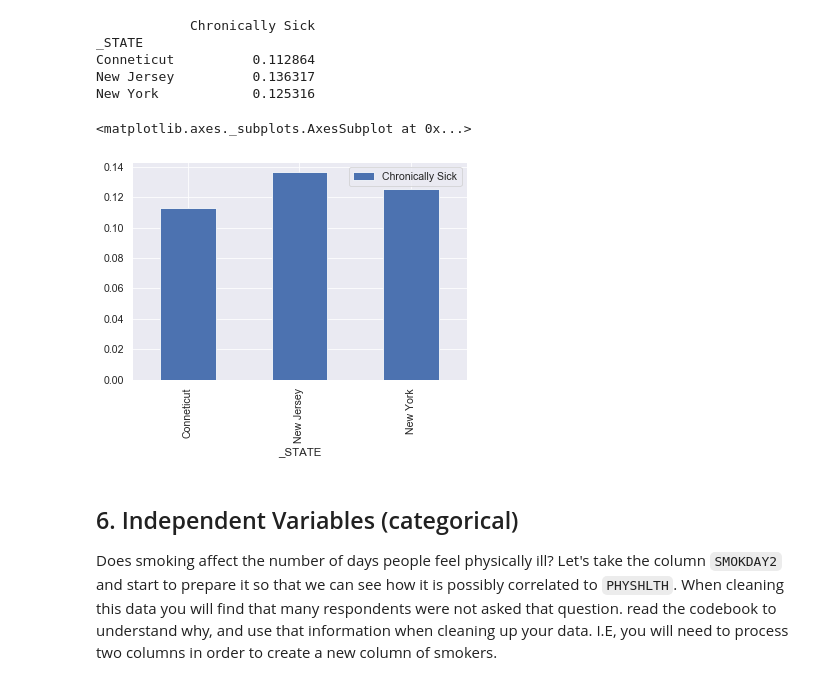
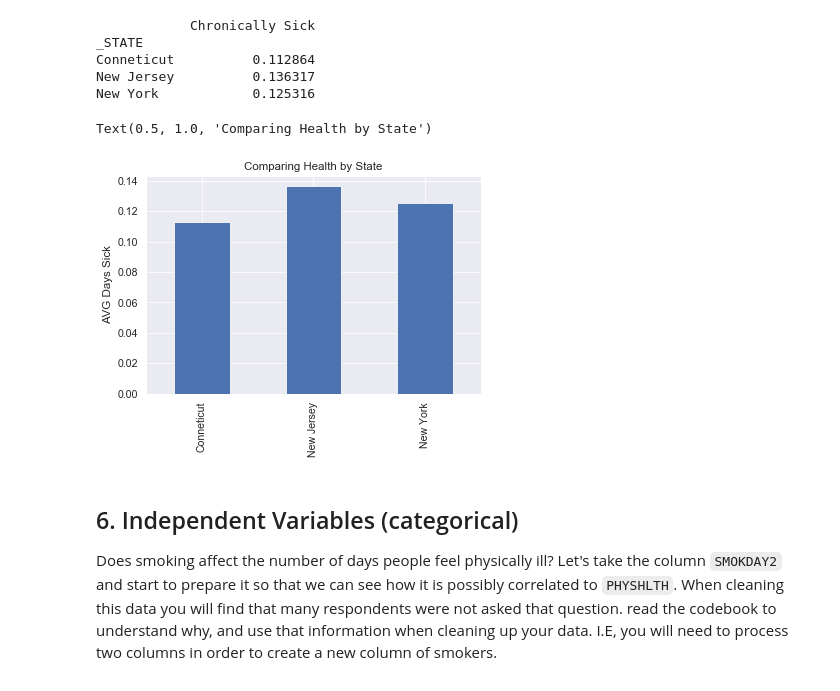
Before and after one commit to Ahila700/nyc-ds-033020-lectures, a Jupyter notebook: Mod_1/STATS_case_study/Stats_project.ipynb, the cells around one changed output. Cells and saved outputs as stored; diff of their text form; code cells hidden in the pictures.

```diff
--- a/Mod_1/STATS_case_study/Stats_project.ipynb
+++ b/Mod_1/STATS_case_study/Stats_project.ipynb
@@ -172,10 +175,13 @@ New York            0.125316
 # %%
 # create graphic to compare chronically sick by state
 sick_pcnt.reset_index(inplace = True)
-sick_pcnt.plot.bar(x = '_STATE', y = 'Chronically Sick')
+sick_pcnt.plot.bar(x = '_STATE', y = 'Chronically Sick', legend = False)
+plt.xlabel('')
+plt.ylabel('AVG Days Sick')
+plt.title('Comparing Health by State')
 # %% [output]
-<matplotlib.axes._subplots.AxesSubplot at 0x...>
+Text(0.5, 1.0, 'Comparing Health by State')
-[figure, old version]
+[figure, new version]
 # %% [markdown]
 ## 6. Independent Variables (categorical)
 
```
Also changed, not shown: parts of 19 cells of this notebook.
